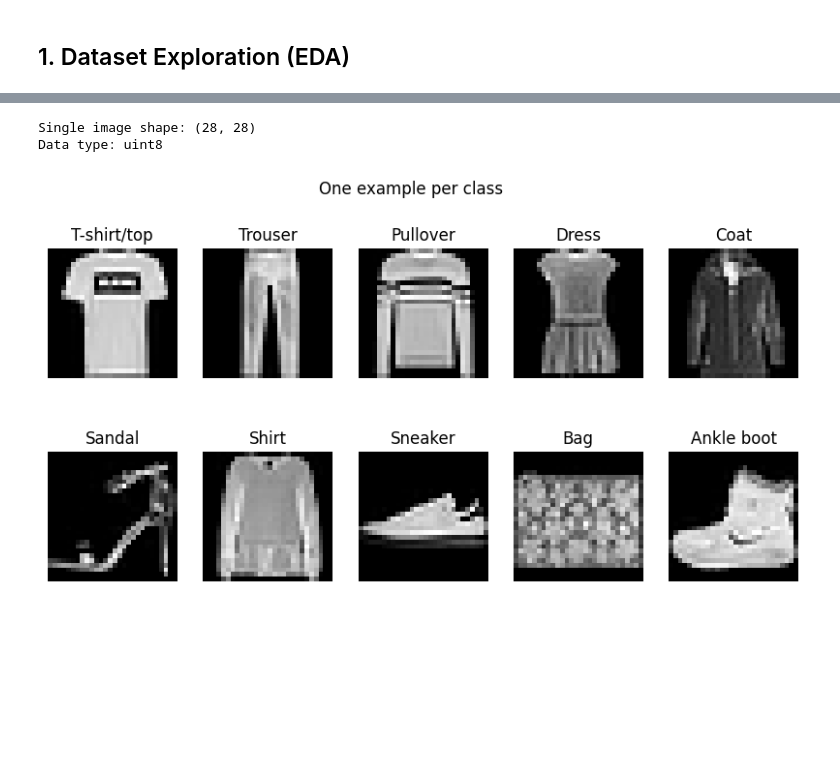
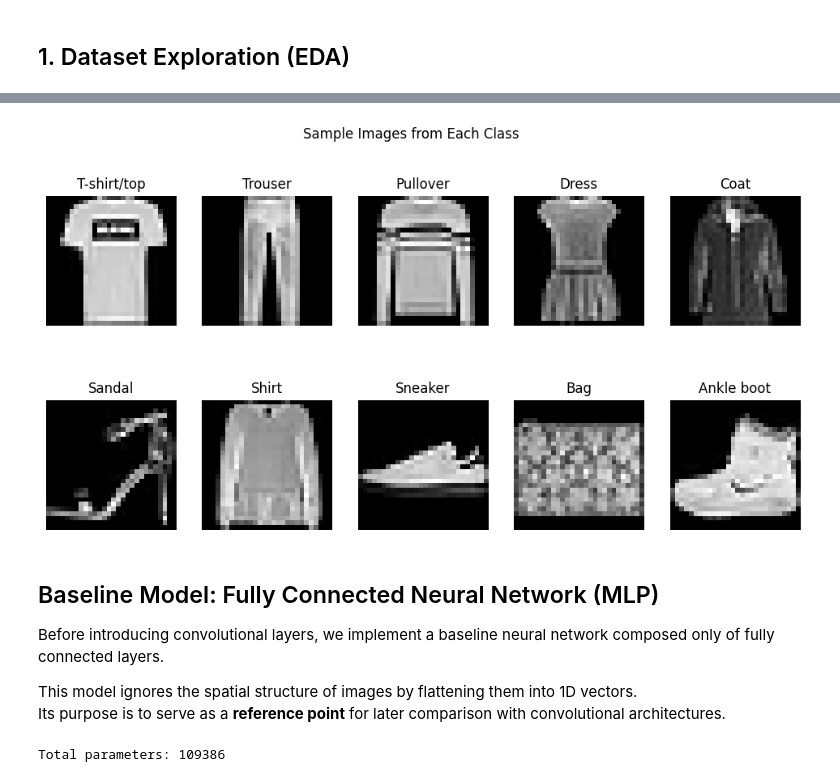
Before and after one commit to SantiagoAmaya21/TDSE_Exploring_Convolutional_Layers_Through_Data_and_Experiments, a Jupyter notebook: convolutional_layers.ipynb, the cells around one changed output, grey strips where cells are left out. Saved outputs shown, nothing was run; the diff lists cells and outputs as text; code cells hidden in the pictures; blank space fills up the shorter version.

Commit message:
full implementation up to point 5

```diff
--- a/convolutional_layers.ipynb
+++ b/convolutional_layers.ipynb
@@ -28,0 +74,9 @@ Test labels shape: (10000,)
+# %%
+class_names = [
+    "T-shirt/top", "Trouser", "Pullover", "Dress", "Coat",
+    "Sandal", "Shirt", "Sneaker", "Bag", "Ankle boot"
+]
+
+print("Classes:")
+for i, name in enumerate(class_names):
+    print(f"{i}: {name}")
@@ -29,15 +95,9 @@ Test labels shape: (10000,)
 # %%
-import matplotlib.pyplot as plt
+labels = [label for _, label in train_dataset]
+labels = np.array(labels)
 
-unique, counts = np.unique(y_train, return_counts=True)
+unique, counts = np.unique(labels, return_counts=True)
 
 for u, c in zip(unique, counts):
-    print(f"Class {u}: {c} samples")
-
-
-plt.bar(unique, counts)
-plt.xlabel("Class")
-plt.ylabel("Number of samples")
-plt.title("Class distribution in Fashion-MNIST")
-plt.show()
+    print(f"{class_names[u]}: {c} samples")
 # %% [output]
@@ -55,25 +114,23 @@ Class 9: 6000 samples
-# %%
-print("Single image shape:", x_train[0].shape)
-print("Data type:", x_train.dtype)
-# %% [output]
-Single image shape: (28, 28)
-Data type: uint8
 # %%
-class_names = [
-    "T-shirt/top", "Trouser", "Pullover", "Dress", "Coat",
-    "Sandal", "Shirt", "Sneaker", "Bag", "Ankle boot"
-]
-
-plt.figure(figsize=(10,5))
+plt.figure(figsize=(12, 6))
 
 for i in range(10):
-    idx = np.where(y_train == i)[0][0]
-    plt.subplot(2, 5, i+1)
-    plt.imshow(x_train[idx], cmap="gray")
-    plt.title(class_names[i])
+    idx = np.where(labels == i)[0][0]
+    image, label = train_dataset[idx]
+
+    plt.subplot(2, 5, i + 1)
+    plt.imshow(image.squeeze(), cmap="gray")
+    plt.title(class_names[label])
     plt.axis("off")
 
-plt.suptitle("One example per class")
+plt.suptitle("Sample Images from Each Class")
 plt.show()
 # %% [output]
-[figure, old version]
+[figure, new version]
+# %% [markdown]
+## Baseline Model: Fully Connected Neural Network (MLP)
+
+Before introducing convolutional layers, we implement a baseline neural network composed only of fully connected layers.
+
+This model ignores the spatial structure of images by flattening them into 1D vectors.
+Its purpose is to serve as a **reference point** for later comparison with convolutional architectures.
@@ -79,0 +170,7 @@ plt.show()
+# %%
+model = BaselineMLP()
+
+total_params = sum(p.numel() for p in model.parameters())
+print("Total parameters:", total_params)
+# %% [output]
+Total parameters: 109386
```
Also changed, not shown: parts of 35 cells of this notebook, 8 other files.
